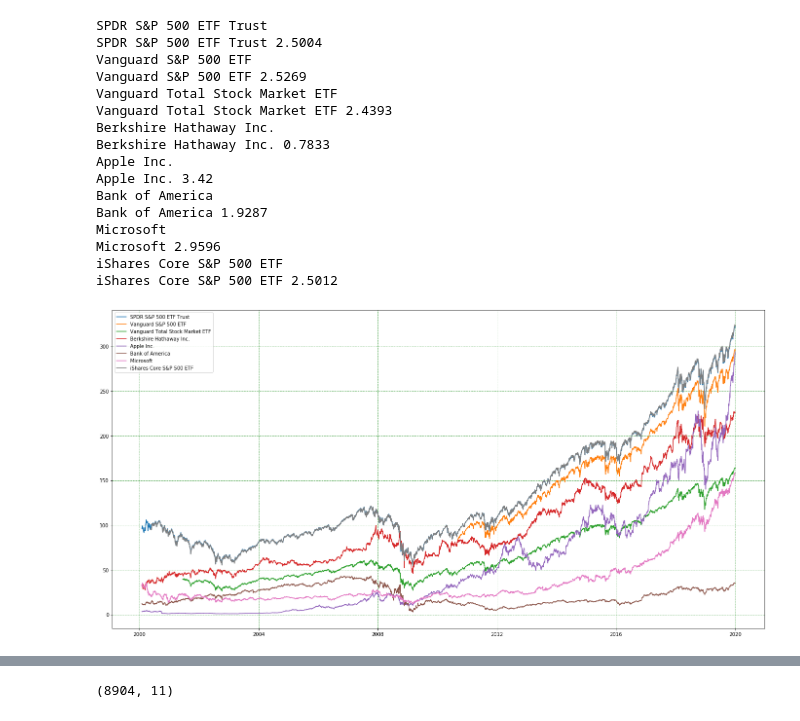
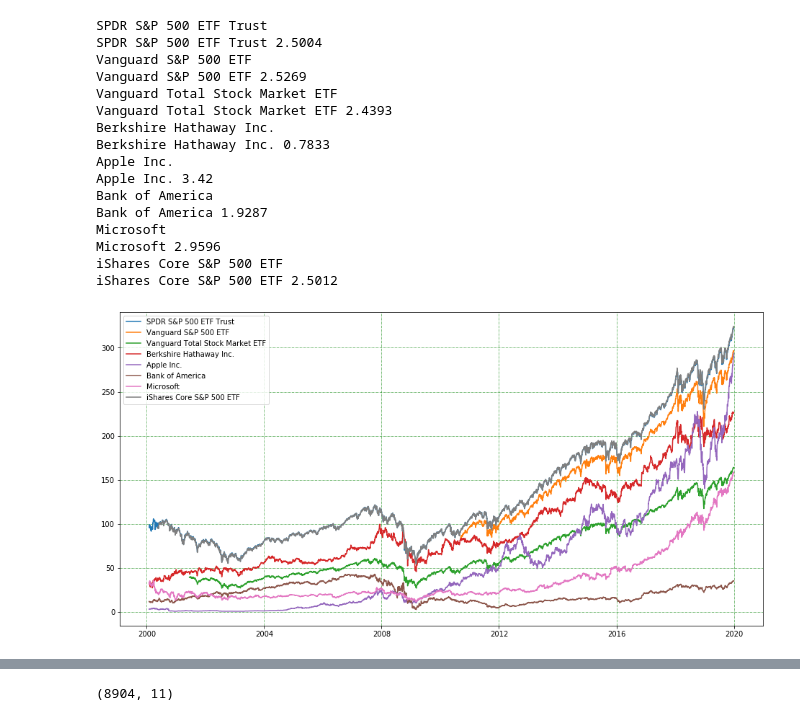
Before and after one commit to kiskani/kiskani.github.io, a Jupyter notebook: finance/2020/01/03/Finance-Notebook-1.ipynb, the cells around one changed output, grey strips where cells are left out. Saved outputs shown, nothing was run; the diff lists cells and outputs as text; code cells hidden in the pictures.

```diff
--- a/finance/2020/01/03/Finance-Notebook-1.ipynb
+++ b/finance/2020/01/03/Finance-Notebook-1.ipynb
@@ -95,34 +95,34 @@ for symb in SP_500_symbol_list:
     sharpe_ratio = compute_sharpe(symb)
     print(SP_500.loc[symb]['Name'], sharpe_ratio)
 # %%
-plt.figure(figsize=(24,12))
+plt.figure(figsize=(16,8))
 start_date='2000-01-31'
 for symb in iTickers:
     print(iTickers[symb])
     daa = get_historical_data(symb, start_date=start_date)
     sharpe_ratio = compute_sharpe(symb)
     #print(SP_500.loc[symb]['Name'], sharpe_ratio)
     print(iTickers[symb], sharpe_ratio)
     plt.plot(daa['Adj Close'])
     plt.grid(color='g', linestyle='-.', linewidth=0.5)
 plt.legend([iTickers[sym] for sym in iTickers])
 plt.savefig('well-known-tickers.png')
 # %% [output]
 SPDR S&P 500 ETF Trust
 SPDR S&P 500 ETF Trust 2.5004
 Vanguard S&P 500 ETF
 Vanguard S&P 500 ETF 2.5269
 Vanguard Total Stock Market ETF
 Vanguard Total Stock Market ETF 2.4393
 Berkshire Hathaway Inc.
 Berkshire Hathaway Inc. 0.7833
 Apple Inc.
 Apple Inc. 3.42
 Bank of America
 Bank of America 1.9287
 Microsoft
 Microsoft 2.9596
 iShares Core S&P 500 ETF
 iShares Core S&P 500 ETF 2.5012
-[figure, old version]
+[figure, new version]
 # %%
```
Also changed, not shown: parts of 11 cells of this notebook, 12 other files.
